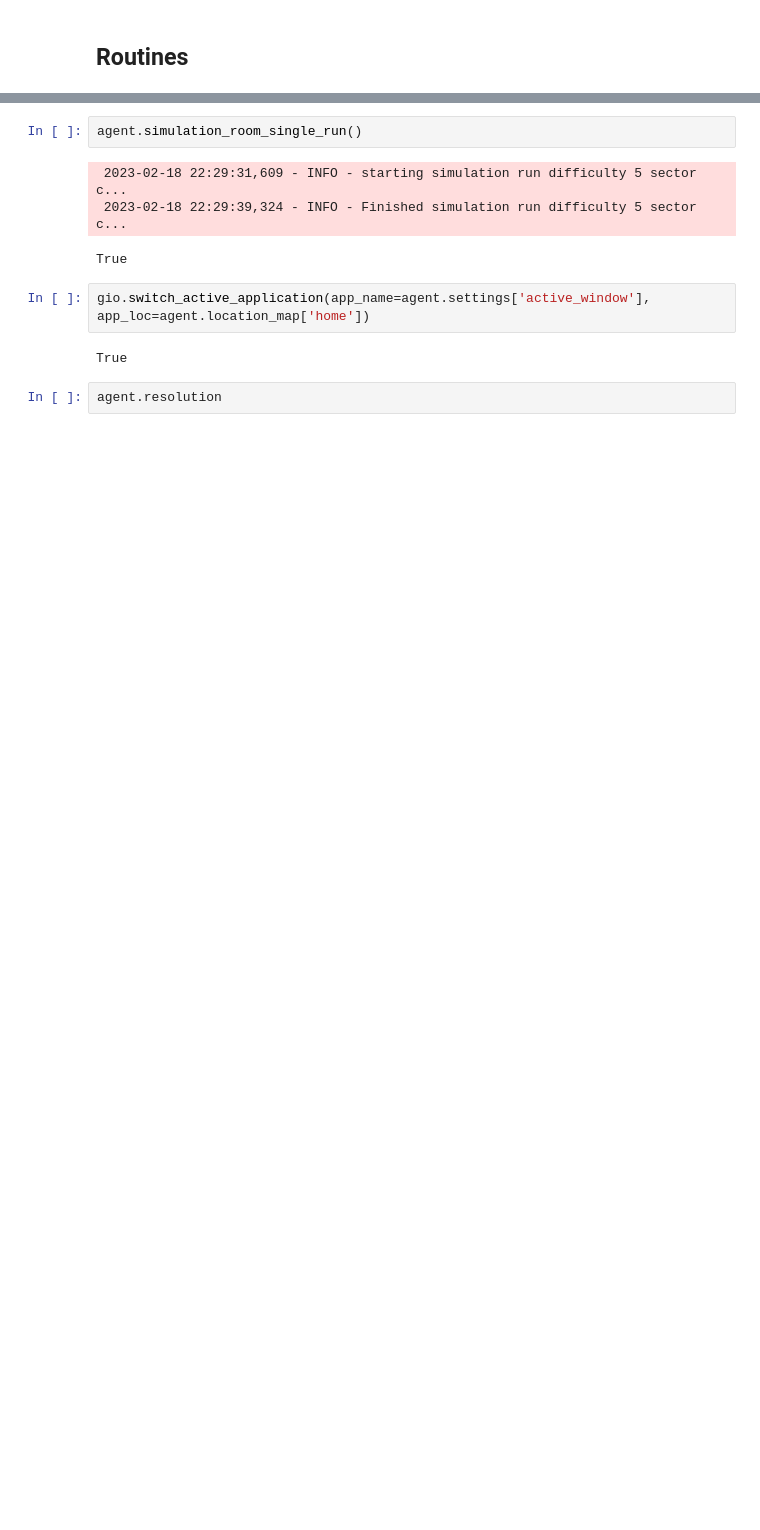
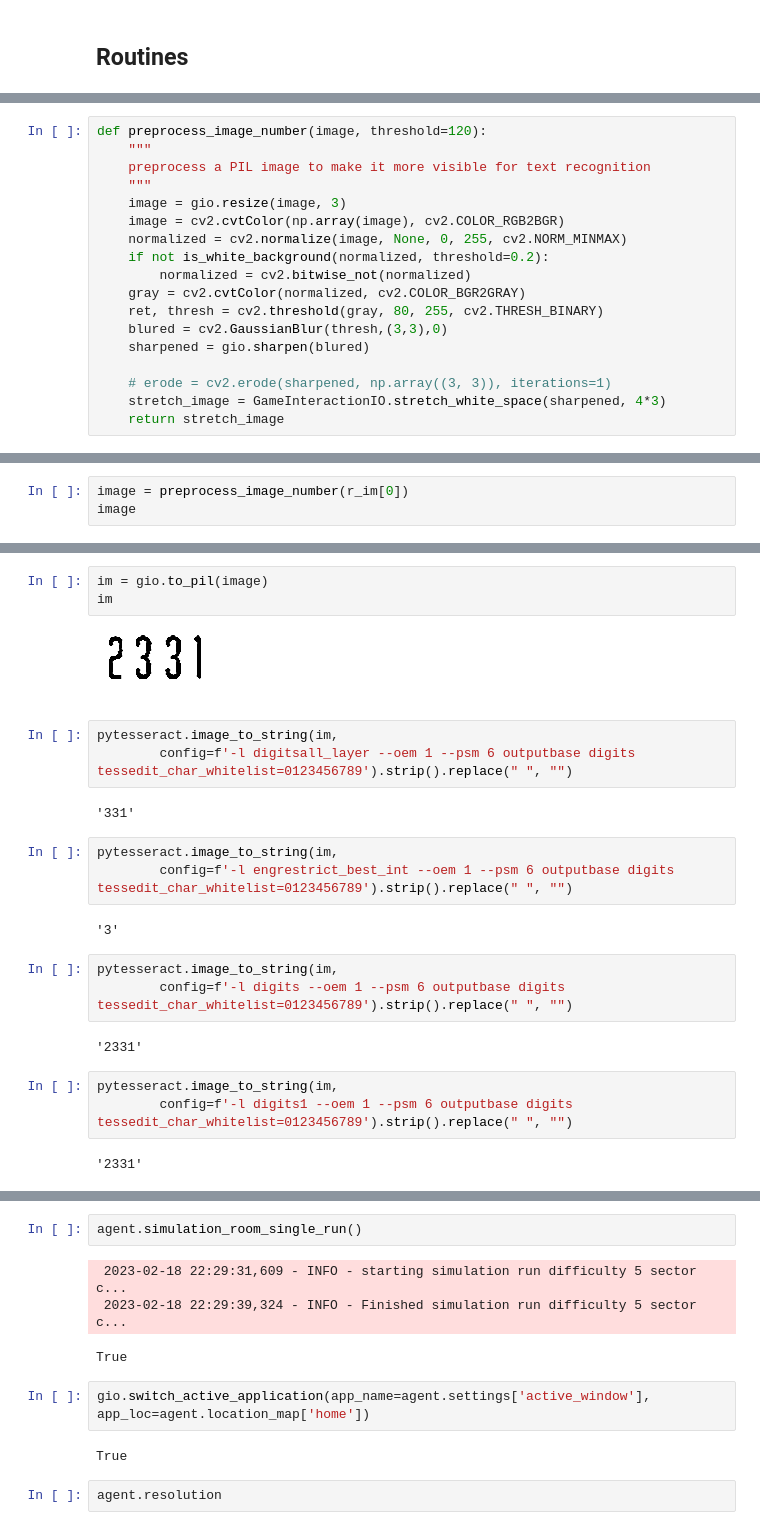
Before and after one commit to KIvoy/nikke-assistant, a Jupyter notebook: Nikke.ipynb, the cells around one changed output, grey strips where cells are left out. Cells and saved outputs as stored; diff of their text form; blank space fills up the shorter version.

Commit message:
updated number recognition; added simulation room

```diff
--- a/Nikke.ipynb
+++ b/Nikke.ipynb
@@ -1973,0 +2460,18 @@ def get_text(loc):
+# %%
+def preprocess_image_number(image, threshold=120):
+    """
+    preprocess a PIL image to make it more visible for text recognition
+    """
+    image = gio.resize(image, 3)
+    image = cv2.cvtColor(np.array(image), cv2.COLOR_RGB2BGR)
+    normalized = cv2.normalize(image, None, 0, 255, cv2.NORM_MINMAX)
+    if not is_white_background(normalized, threshold=0.2):
+        normalized = cv2.bitwise_not(normalized)
+    gray = cv2.cvtColor(normalized, cv2.COLOR_BGR2GRAY)
+    ret, thresh = cv2.threshold(gray, 80, 255, cv2.THRESH_BINARY)
+    blured = cv2.GaussianBlur(thresh,(3,3),0)
+    sharpened = gio.sharpen(blured)
+
+    # erode = cv2.erode(sharpened, np.array((3, 3)), iterations=1)
+    stretch_image = GameInteractionIO.stretch_white_space(sharpened, 4*3)
+    return stretch_image
@@ -1973,0 +2488,3 @@ def get_text(loc):
+# %%
+image = preprocess_image_number(r_im[0])
+image
@@ -1973,0 +2500,25 @@ def get_text(loc):
+# %%
+im = gio.to_pil(image)
+im
+# %% [output]
+[figure, added]
+# %%
+pytesseract.image_to_string(im,
+        config=f'-l digitsall_layer --oem 1 --psm 6 outputbase digits tessedit_char_whitelist=0123456789').strip().replace(" ", "")
+# %% [output]
+'331'
+# %%
+pytesseract.image_to_string(im,
+        config=f'-l engrestrict_best_int --oem 1 --psm 6 outputbase digits tessedit_char_whitelist=0123456789').strip().replace(" ", "")
+# %% [output]
+'3'
+# %%
+pytesseract.image_to_string(im,
+        config=f'-l digits --oem 1 --psm 6 outputbase digits tessedit_char_whitelist=0123456789').strip().replace(" ", "")
+# %% [output]
+'2331'
+# %%
+pytesseract.image_to_string(im,
+        config=f'-l digits1 --oem 1 --psm 6 outputbase digits tessedit_char_whitelist=0123456789').strip().replace(" ", "")
+# %% [output]
+'2331'
```
Also changed, not shown: parts of 64 cells of this notebook, 7 other files.
